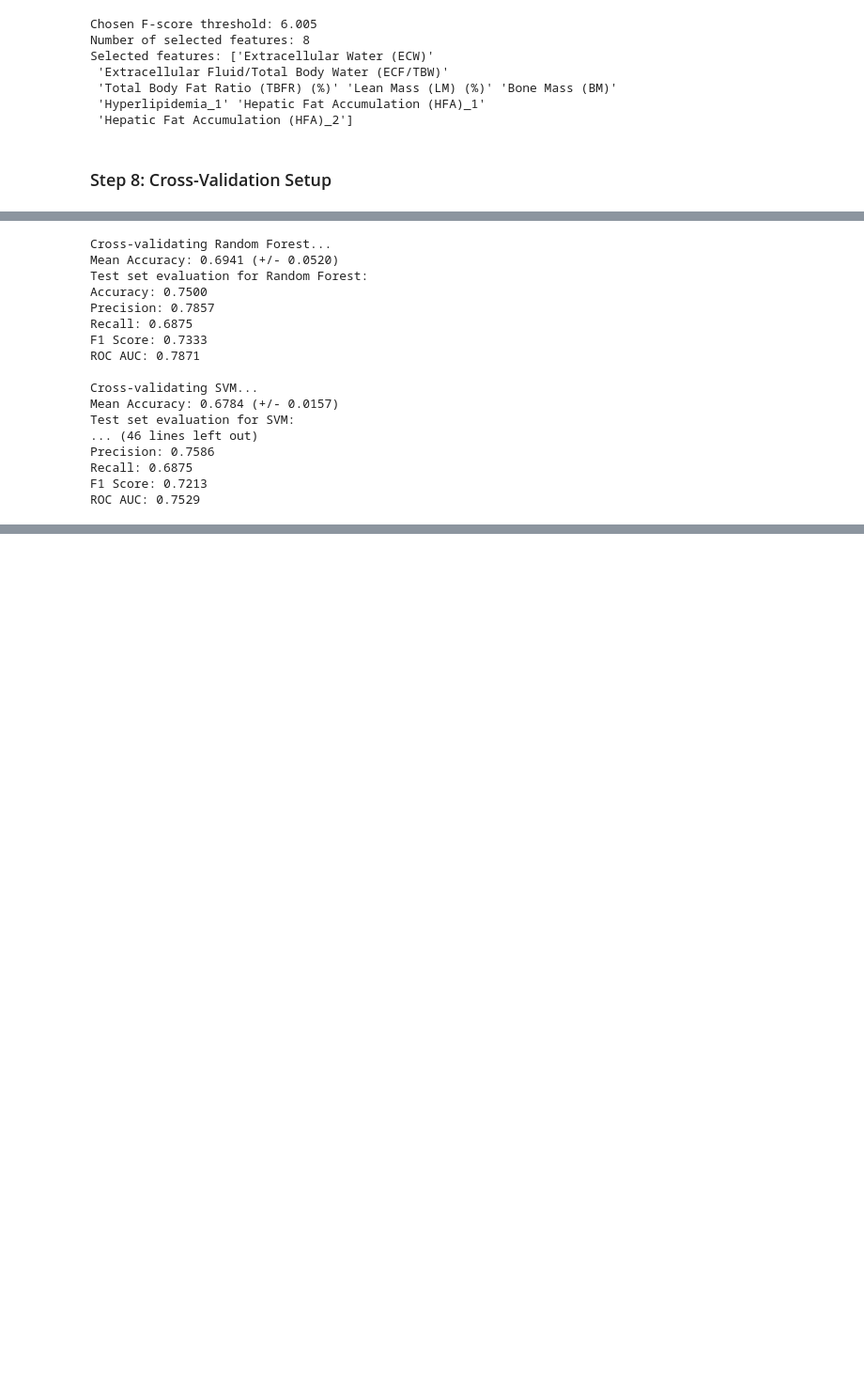
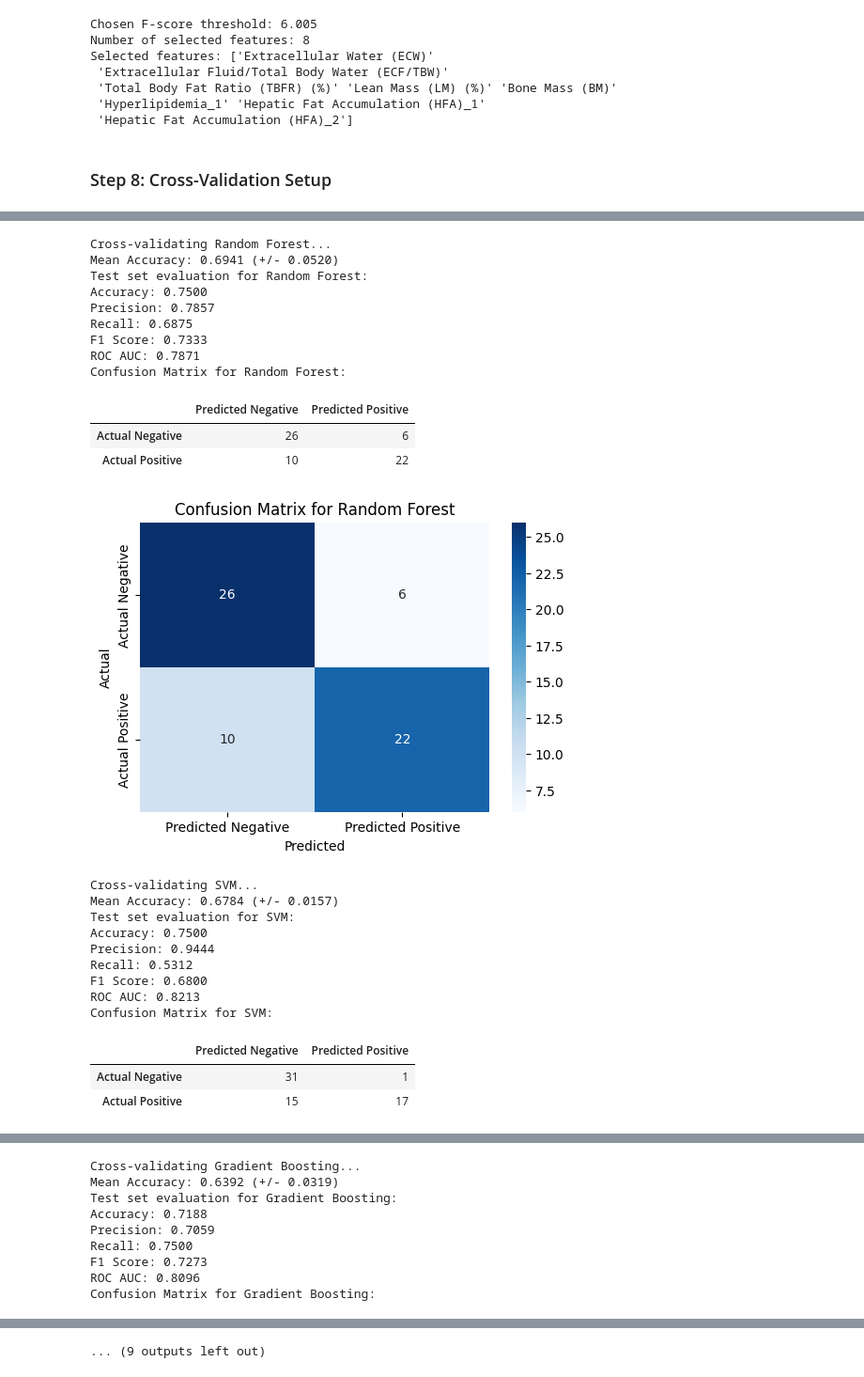
Before and after one commit to krispybataa/cmsc177-capstone-grp3, a Jupyter notebook: capstone-notebook.ipynb, the cells around one changed output, grey strips where cells are left out. Shown at 94% size. Drawn from its saved outputs; the diff is of its cells as text; code cells hidden in the pictures; blank space fills up the shorter version.

```diff
--- a/capstone-notebook.ipynb
+++ b/capstone-notebook.ipynb
@@ -360,6 +371,12 @@ print("Selected features:", selected_feature_names)
 # Apply feature selection mask to data
 X_train_selected = X_train_preprocessed[:, selected_features_mask]
 X_test_selected = X_test_preprocessed[:, selected_features_mask]
+
+# Convert to dense arrays for SHAP compatibility
+if hasattr(X_train_selected, "toarray"):
+    X_train_selected = X_train_selected.toarray()
+if hasattr(X_test_selected, "toarray"):
+    X_test_selected = X_test_selected.toarray()
 # %% [output]
 [figure]
 Chosen F-score threshold: 6.005
@@ -395,43 +413,74 @@ results = []  # To store results for later export
 for model_name, model in models.items():
     print(f"\nCross-validating {model_name}...")
     cross_val_evaluate(model, X_train_selected, y_train, cv)
-    # Optional: Train on full training set and evaluate on test set afterwards
+
+    #Fitting Model on full training data and evaluates on test set
     model.fit(X_train_selected, y_train)
     y_pred = model.predict(X_test_selected)
+
+    #Predicted Probabilities for ROC-AUC (Optional?)
     if hasattr(model, "predict_proba"):
         y_proba = model.predict_proba(X_test_selected)[:,1]
     elif hasattr(model, "decision_function"):
         y_proba = model.decision_function(X_test_selected)
         y_proba = (y_proba - y_proba.min())/(y_proba.max()-y_proba.min())
     else:
         y_proba = None
+
+
     print(f"Test set evaluation for {model_name}:")
     evaluate_model(y_test, y_pred, y_proba)
+
+    # --- Insert Confusion Matrix Table ---
+    cm = confusion_matrix(y_test, y_pred)
+    cm_df = pd.DataFrame(cm,
+                         index=['Actual Negative', 'Actual Positive'],
+                         columns=['Predicted Negative', 'Predicted Positive'])
+    print(f"Confusion Matrix for {model_name}:")
+    display(cm_df)
+
+    # --- Insert Confusion Matrix Heatmap Plot ---
+    plt.figure(figsize=(6,4))
+    sns.heatmap(cm, annot=True, fmt='d', cmap='Blues',
+                xticklabels=['Predicted Negative', 'Predicted Positive'],
+                yticklabels=['Actual Negative', 'Actual Positive'])
+    plt.title(f'Confusion Matrix for {model_name}')
+    plt.ylabel('Actual')
+    plt.xlabel('Predicted')
+    plt.show()
 
 
     # Collect results for LaTeX export
     results.append({
         "Method": model_name,
         "Precision": round(precision_score(y_test, y_pred), 2),
         "Recall": round(recall_score(y_test, y_pred), 2),
         "F-measure": round(f1_score(y_test, y_pred), 2),
         "AUC": round(roc_auc_score(y_test, y_proba), 2) if y_proba is not None else None
     })
 # %% [output]
 Cross-validating Random Forest...
 Mean Accuracy: 0.6941 (+/- 0.0520)
 Test set evaluation for Random Forest:
 Accuracy: 0.7500
 Precision: 0.7857
 Recall: 0.6875
 F1 Score: 0.7333
 ROC AUC: 0.7871
-
-Cross-validating SVM...
-Mean Accuracy: 0.6784 (+/- 0.0157)
-Test set evaluation for SVM:
-... (46 lines left out)
-Precision: 0.7586
-Recall: 0.6875
-F1 Score: 0.7213
-ROC AUC: 0.7529
+Confusion Matrix for Random Forest:
+|  | Predicted Negative | Predicted Positive |
+| Actual Negative | 26 | 6 |
+| Actual Positive | 10 | 22 |
+[figure, added]
+Cross-validating SVM...
+Mean Accuracy: 0.6784 (+/- 0.0157)
+Test set evaluation for SVM:
+Accuracy: 0.7500
+Precision: 0.9444
+Recall: 0.5312
+F1 Score: 0.6800
+ROC AUC: 0.8213
+Confusion Matrix for SVM:
+|  | Predicted Negative | Predicted Positive |
+| Actual Negative | 31 | 1 |
+| Actual Positive | 15 | 17 |
@@ -437,0 +488,9 @@ ROC AUC: 0.7529
+Cross-validating Gradient Boosting...
+Mean Accuracy: 0.6392 (+/- 0.0319)
+Test set evaluation for Gradient Boosting:
+Accuracy: 0.7188
+Precision: 0.7059
+Recall: 0.7500
+F1 Score: 0.7273
+ROC AUC: 0.8096
+Confusion Matrix for Gradient Boosting:
@@ -437,0 +514 @@ ROC AUC: 0.7529
+... (9 outputs left out)
```
Also changed, not shown: parts of 16 cells of this notebook, 2 other files.
